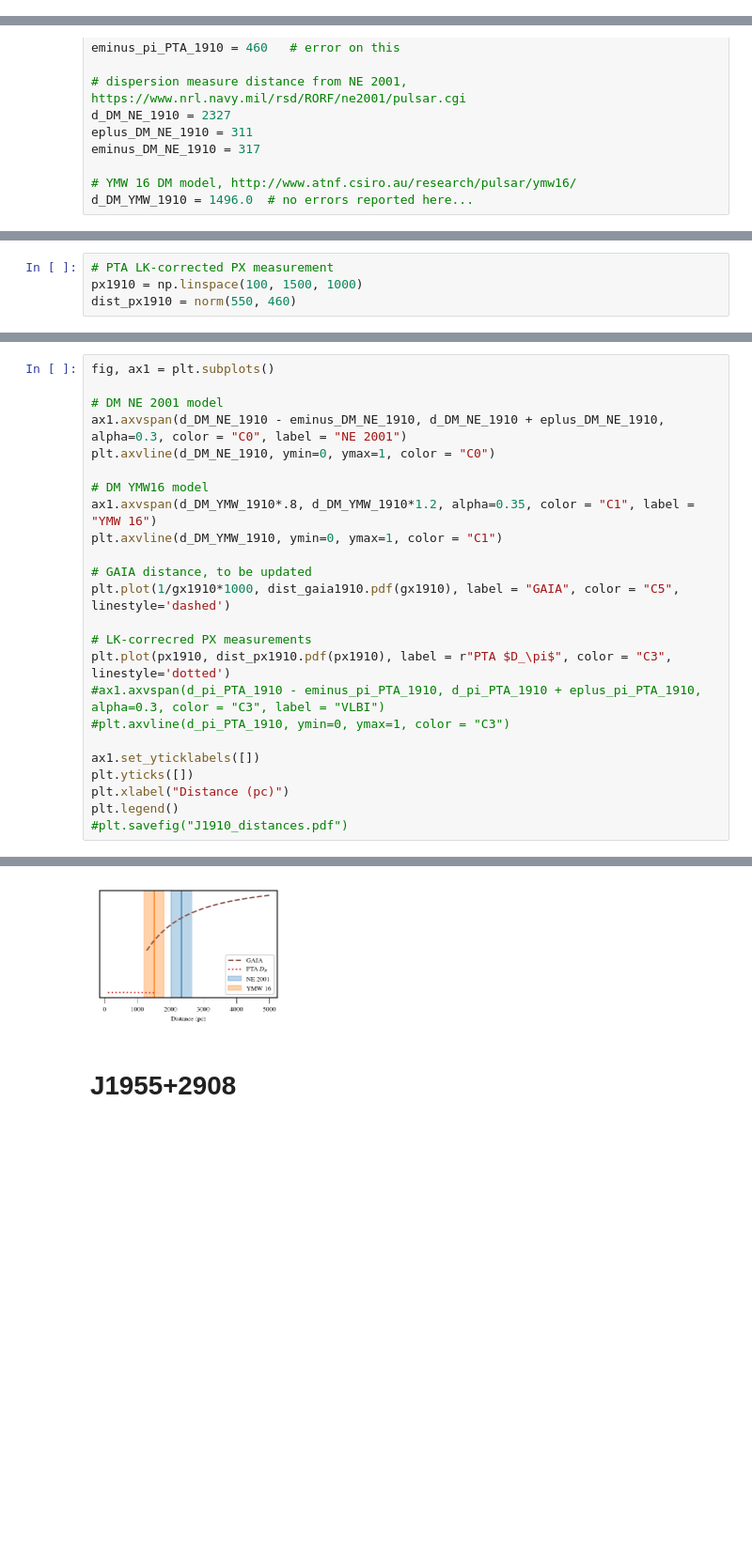
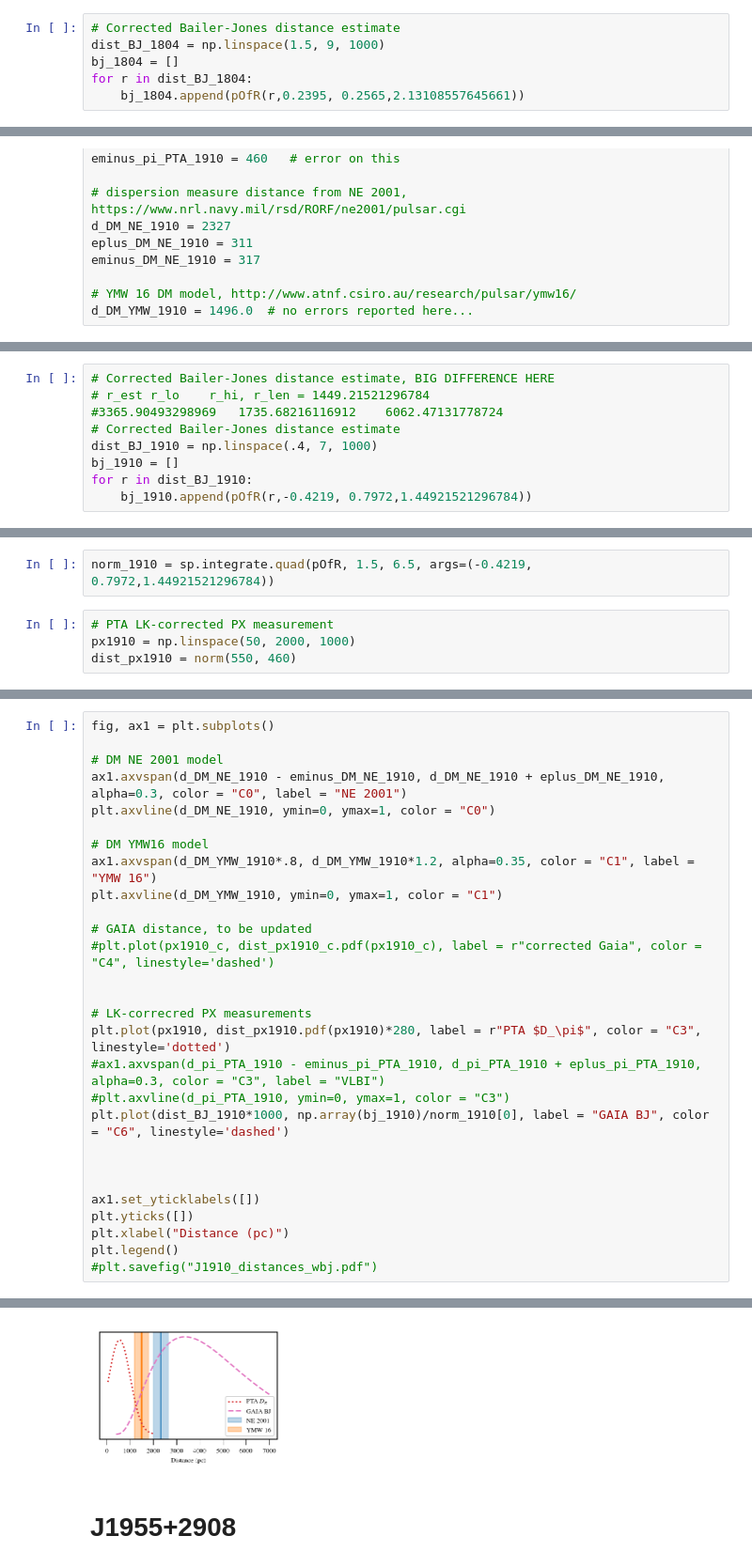
Before and after one commit to ChiaraMingarelli/gaia_pulsars, a Jupyter notebook: codes/pulsar_dist_figs.ipynb, the cells around one changed output, grey strips where cells are left out. Shown: that part at 94% size. Drawn from its saved outputs; the diff is of its cells as text; blank space fills up the shorter version.

```diff
--- a/codes/pulsar_dist_figs.ipynb
+++ b/codes/pulsar_dist_figs.ipynb
@@ -231,3 +322,9 @@ d_DM_YMW_1804 = 800.5 # no errors reported here...
 
 gx1804 = np.linspace(.1, .4, 1000)
 dist_gaia1804 = norm(0.2395, 0.2565)
+# %%
+# Corrected Bailer-Jones distance estimate
+dist_BJ_1804 = np.linspace(1.5, 9, 1000)
+bj_1804 = []
+for r in dist_BJ_1804:
+    bj_1804.append(pOfR(r,0.2395, 0.2565,2.13108557645661))
@@ -271,0 +378,9 @@ d_DM_YMW_1910 = 1496.0  # no errors reported here...
+# %%
+# Corrected Bailer-Jones distance estimate, BIG DIFFERENCE HERE
+# r_est	r_lo	r_hi, r_len = 1449.21521296784
+#3365.90493298969	1735.68216116912	6062.47131778724
+# Corrected Bailer-Jones distance estimate
+dist_BJ_1910 = np.linspace(.4, 7, 1000)
+bj_1910 = []
+for r in dist_BJ_1910:
+    bj_1910.append(pOfR(r,-0.4219, 0.7972,1.44921521296784))
@@ -272,5 +395,7 @@ d_DM_YMW_1910 = 1496.0  # no errors reported here...
+# %%
+norm_1910 = sp.integrate.quad(pOfR, 1.5, 6.5, args=(-0.4219, 0.7972,1.44921521296784))
 # %%
 # PTA LK-corrected PX measurement
-px1910 = np.linspace(100, 1500, 1000)
+px1910 = np.linspace(50, 2000, 1000)
 dist_px1910 = norm(550, 460)
 # %%
@@ -295,16 +421,20 @@ ax1.axvspan(d_DM_YMW_1910*.8, d_DM_YMW_1910*1.2, alpha=0.35, color = "C1", label
 plt.axvline(d_DM_YMW_1910, ymin=0, ymax=1, color = "C1")
 
 # GAIA distance, to be updated
-plt.plot(1/gx1910*1000, dist_gaia1910.pdf(gx1910), label = "GAIA", color = "C5", linestyle='dashed')
+#plt.plot(px1910_c, dist_px1910_c.pdf(px1910_c), label = r"corrected Gaia", color = "C4", linestyle='dashed')
+
 
 # LK-correcred PX measurements
-plt.plot(px1910, dist_px1910.pdf(px1910), label = r"PTA $D_\pi$", color = "C3", linestyle='dotted')
+plt.plot(px1910, dist_px1910.pdf(px1910)*280, label = r"PTA $D_\pi$", color = "C3", linestyle='dotted')
 #ax1.axvspan(d_pi_PTA_1910 - eminus_pi_PTA_1910, d_pi_PTA_1910 + eplus_pi_PTA_1910, alpha=0.3, color = "C3", label = "VLBI")
 #plt.axvline(d_pi_PTA_1910, ymin=0, ymax=1, color = "C3")
+plt.plot(dist_BJ_1910*1000, np.array(bj_1910)/norm_1910[0], label = "GAIA BJ", color = "C6", linestyle='dashed')
+
+
 
 ax1.set_yticklabels([])
 plt.yticks([])
 plt.xlabel("Distance (pc)")
 plt.legend()
-#plt.savefig("J1910_distances.pdf")
+#plt.savefig("J1910_distances_wbj.pdf")
 # %% [output]
@@ -312,4 +441,4 @@ plt.legend()
-[figure, old version]
+[figure, new version]
 # %% [markdown]
 # J1955+2908
 # %%
```
Also changed, not shown: parts of 51 cells of this notebook, 1 other file.
